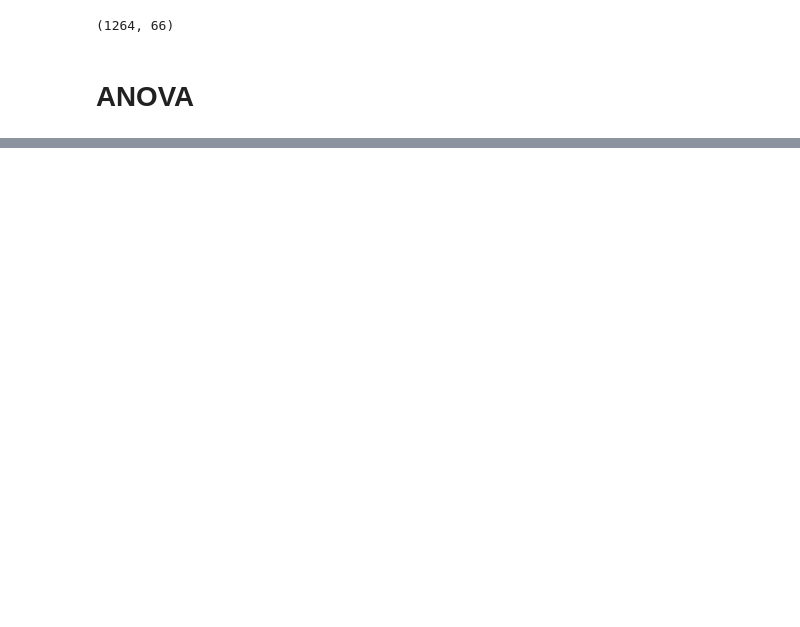
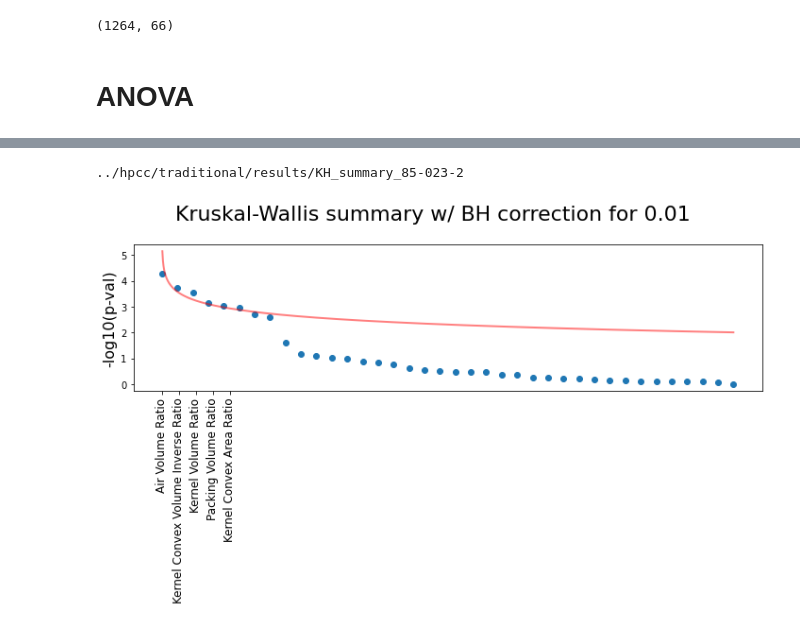
Before and after one commit to amezqui3/walnut_tda, a Jupyter notebook: jupyter/13_kruskal_wallis.ipynb, the cells around one changed output, grey strips where cells are left out. Cells and saved outputs as stored; diff of their text form; code cells hidden in the pictures; blank space fills up the shorter version.

```diff
--- a/jupyter/13_kruskal_wallis.ipynb
+++ b/jupyter/13_kruskal_wallis.ipynb
@@ -322,0 +337,37 @@ plot_bh_summary(kruskal, kbh_critical,
+# %%
+Q = 1e-2
+fig, ax = plt.subplots(1,1,figsize=(10,6), sharey=True)
+ax = np.atleast_1d(ax).ravel()
+fs = 16
+minval = np.min(kruskal[:,1])*5e2
+
+for i in [0]:
+    statistic = kruskal[:,0]
+    pvals     = kruskal[:,1]
+    bh_critical = benjamini_hochberg(statistic, pvals, Q)
+
+    argpvals = np.lexsort((-statistic, pvals))
+    x = np.linspace(minval, len(argpvals)-1,1000)
+
+    #ax[i].set_title(cattraitnames[i], fontsize=fs)
+    ax[i].plot(x, -np.log10(x*Q/len(argpvals)), lw=2, c='red', alpha=0.5)
+    ax[i].scatter(np.arange(len(argpvals)), -np.log10(pvals[argpvals]))
+
+    ax[i].set_xticks(np.arange(bh_critical)*1.1)
+    ax[i].set_xticklabels(new_col_labels[argpvals[:bh_critical] + 2])
+    ax[i].tick_params('x',labelsize=12,labelrotation=90)
+
+for i in [0]:
+    ax[i].set_ylabel('-log10(p-val)', fontsize=fs)
+    #ax[i].legend(fontsize=fs-5)
+
+fig.suptitle('Kruskal-Wallis summary w/ BH correction for {}'.format(Q), fontsize=22, y=1)
+fig.tight_layout()
+
+filename = dst + 'KH_summary_' + '85-023-2'
+print(filename)
+plt.savefig(filename + '.jpg', bbox_inches='tight', dpi=200, format='jpg', pil_kwargs={'optimize':True})
+plt.savefig(filename + '.pdf', bbox_inches='tight', dpi=200, format='pdf')
+# %% [output]
+../hpcc/traditional/results/KH_summary_85-023-2
+[figure, added]
```
Also changed, not shown: parts of 12 cells of this notebook.
